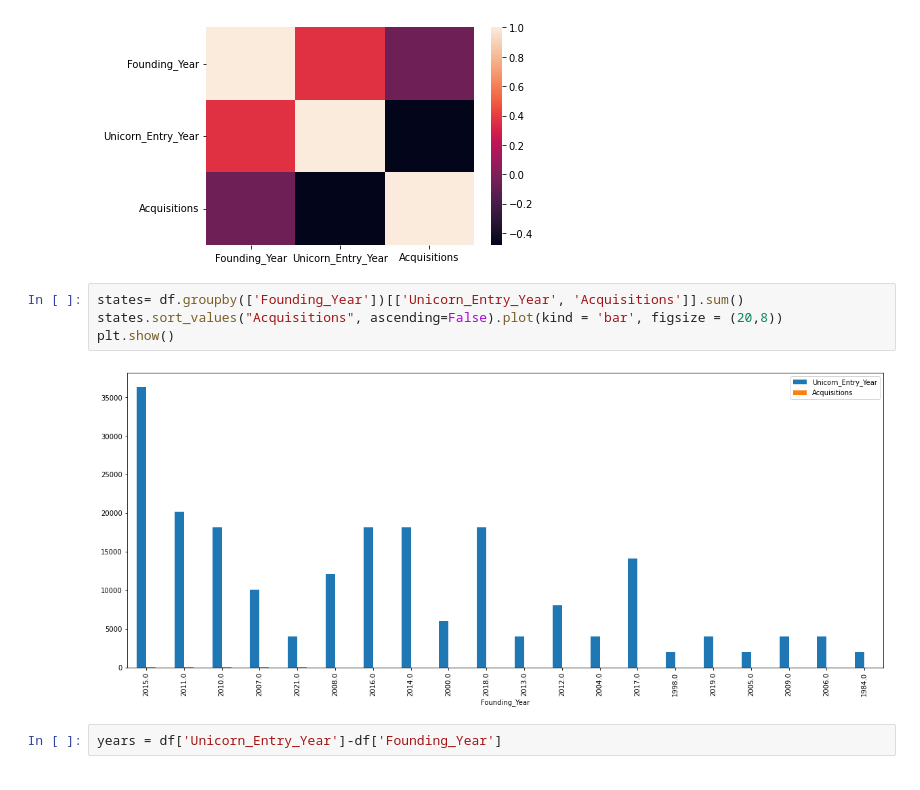
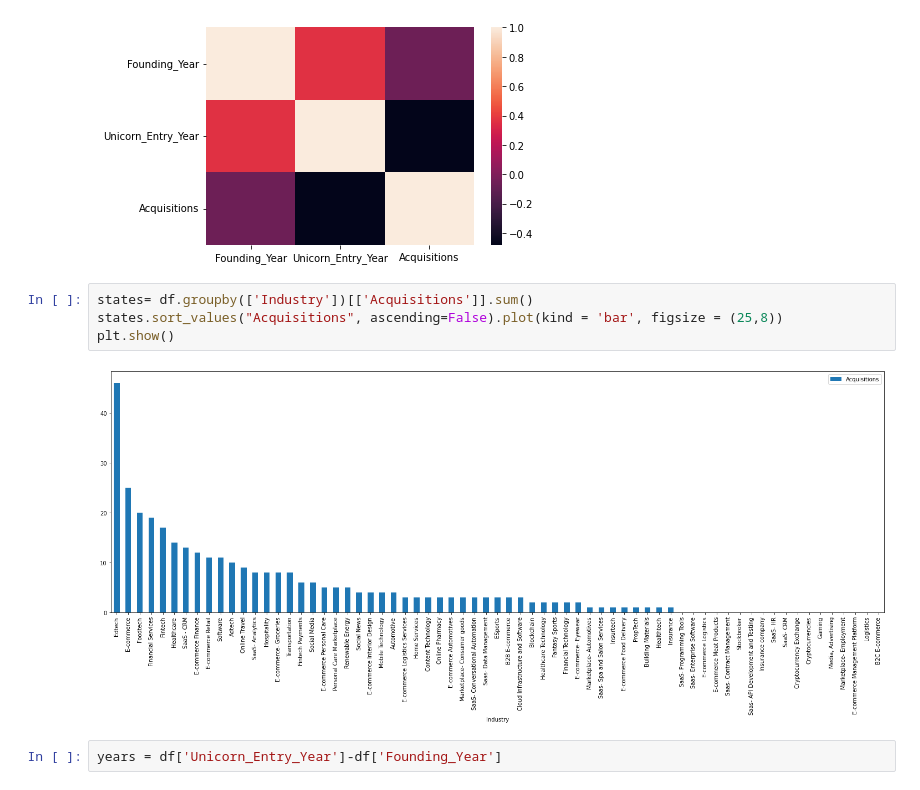
Before and after one commit to amangavel/Unicron_Companies_Of_India, a Jupyter notebook: Unicron Companies Data Analysis.ipynb, the cells around one changed output. Cells and saved outputs as stored; diff of their text form.

```diff
--- a/Unicron Companies Data Analysis.ipynb
+++ b/Unicron Companies Data Analysis.ipynb
@@ -118,11 +139,11 @@ sns.heatmap(df.corr(), linecolor='w');
 # %% [output]
 [figure]
 # %%
-states= df.groupby(['Founding_Year'])[['Unicorn_Entry_Year', 'Acquisitions']].sum()
-states.sort_values("Acquisitions", ascending=False).plot(kind = 'bar', figsize = (20,8))
+states= df.groupby(['Industry'])[['Acquisitions']].sum()
+states.sort_values("Acquisitions", ascending=False).plot(kind = 'bar', figsize = (25,8))
 plt.show()
 # %% [output]
-[figure, old version]
+[figure, new version]
 # %%
 years = df['Unicorn_Entry_Year']-df['Founding_Year']
 # %%
```
Also changed, not shown: parts of 12 cells of this notebook.
